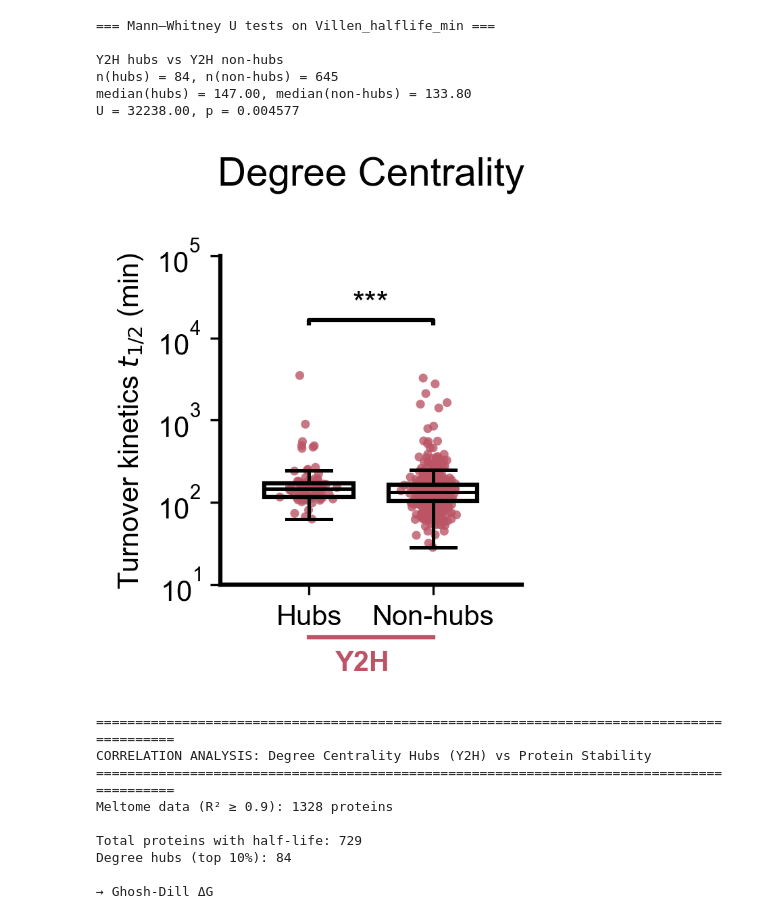
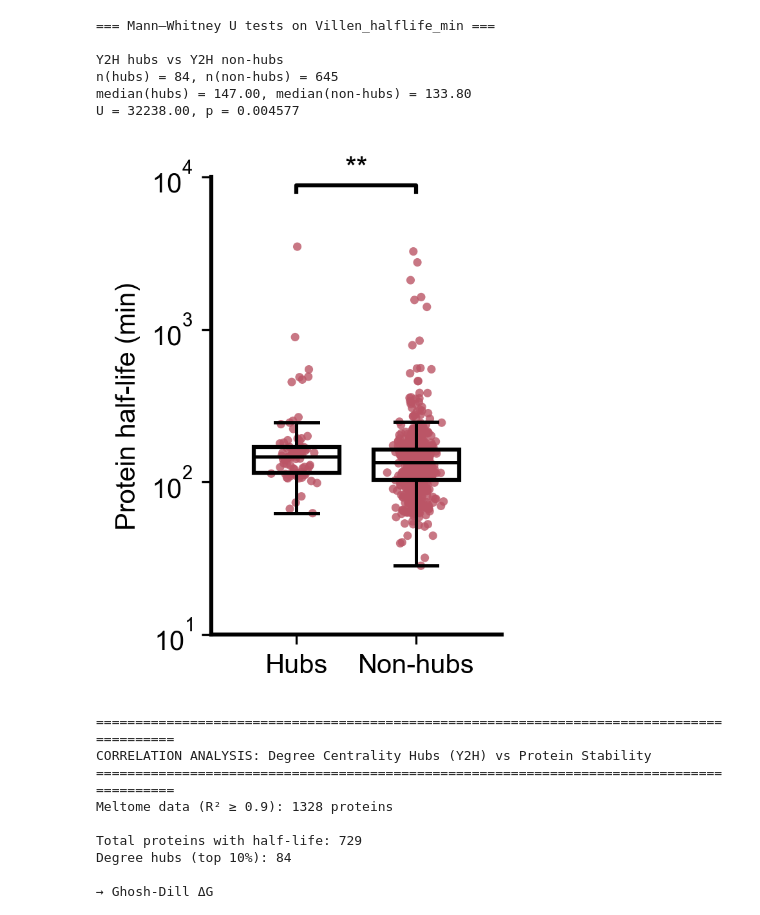
Before and after one commit to NCEMS/energetic-origins-of-PPI-connectivity, a Jupyter notebook: analysis-notebooks/from-muskan/Supp-5-figure-v2.ipynb, the cells around one changed output. Saved outputs shown, nothing was run; the diff lists cells and outputs as text; code cells hidden in the pictures.

```diff
--- a/analysis-notebooks/from-muskan/Supp-5-figure-v2.ipynb
+++ b/analysis-notebooks/from-muskan/Supp-5-figure-v2.ipynb
@@ -231,58 +231,57 @@ for element in ["whiskers", "caps", "medians"]:
 
 # --- Axes styling ---
 ax.set_yscale("log")
-ax.set_ylim(1e1, 1e5)
+ax.set_ylim(1e1, 10000)
 ax.minorticks_off()
 
-ax.set_ylabel(r"Turnover kinetics $t_{1/2}$ (min)")
-ax.set_title("Degree Centrality")
+ax.set_ylabel('Protein half-life (min)')
 
 ax.spines["top"].set_visible(False)
 ax.spines["right"].set_visible(False)
 ax.spines["left"].set_linewidth(1.5)
 ax.spines["bottom"].set_linewidth(1.5)
 
 # Set clean y-limits: from 0 down to a bit below the lowest value
 y_min = min(y2h_hub_vals.min(), y2h_nothub_vals.min())
 y_max = max(y2h_hub_vals.max(), y2h_nothub_vals.max())
 
 # Significance bracket slightly above the highest data point
-bracket_y = 15e3
+bracket_y = 8000
 
 # IMPORTANT: set ylim AFTER computing bracket_y
 #ax.set_ylim(y_min * 1.05, bracket_y + 8)
 
 # Draw bracket
-add_bracket_with_text(ax, positions[0], positions[1], bracket_y, "***")
+add_bracket_with_text(ax, positions[0], positions[1], bracket_y, "**")
 
 # === Horizontal lines + labels under the groups ===
 # Use x-axis transform so these sit below the x-axis, not in data (log) space
 trans = ax.get_xaxis_transform()  # x in data coords, y in axis fraction (0–1)
 
 # Y@H group label under x-axis
-ax.plot(
-    [1.0, 1.7], [-0.16, -0.16],
-    transform=trans,
-    clip_on=False,
-    color=Y2H_COLOR,
-    lw=1.5,
-)
-ax.text(
-    1.3, -0.20, "Y2H",
-    transform=trans,
-    ha="center",
-    va="top",
-    fontsize=10,
-    fontweight="bold",
-    color=Y2H_COLOR,
-)
+#ax.plot(
+#    [1.0, 1.7], [-0.16, -0.16],
+#    transform=trans,
+#    clip_on=False,
+#    color=Y2H_COLOR,
+#    lw=1.5,
+#)
+#ax.text(
+#    1.3, -0.20, "Y2H",
+#    transform=trans,
+#    ha="center",
+#    va="top",
+#    fontsize=10,
+#    fontweight="bold",
+#    color=Y2H_COLOR,
+#)
 
 plt.xticks(fontsize=10)
 plt.tight_layout()
 plt.savefig(f"{OUT_PATH}supp-5a-1.svg")
 plt.show()
 # %% [output]
-[figure, old version]
+[figure, new version]
 # %%
 def calculate_hub_stability_correlations(df, hub_threshold_quantile=0.90):
     print("="*90)
```
Also changed, not shown: parts of 10 cells of this notebook, 29 other files.
